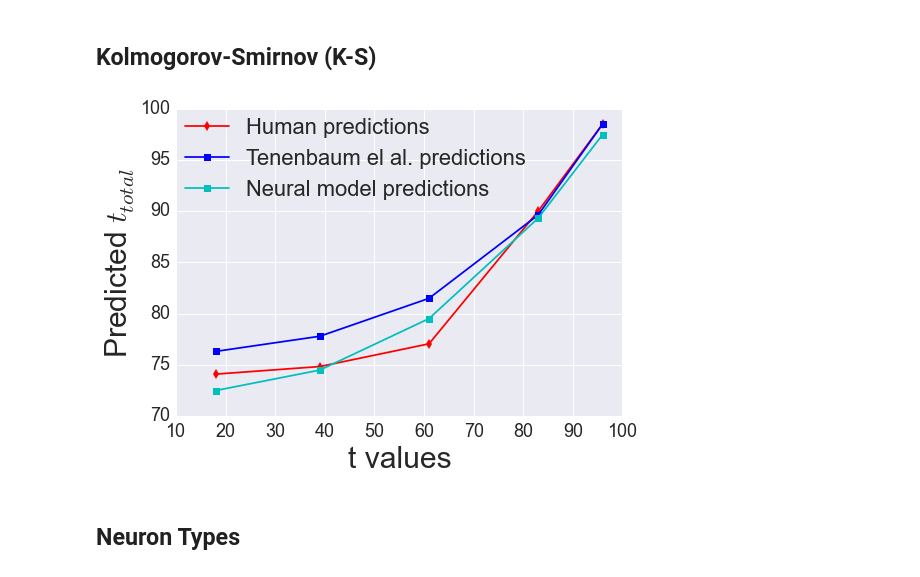
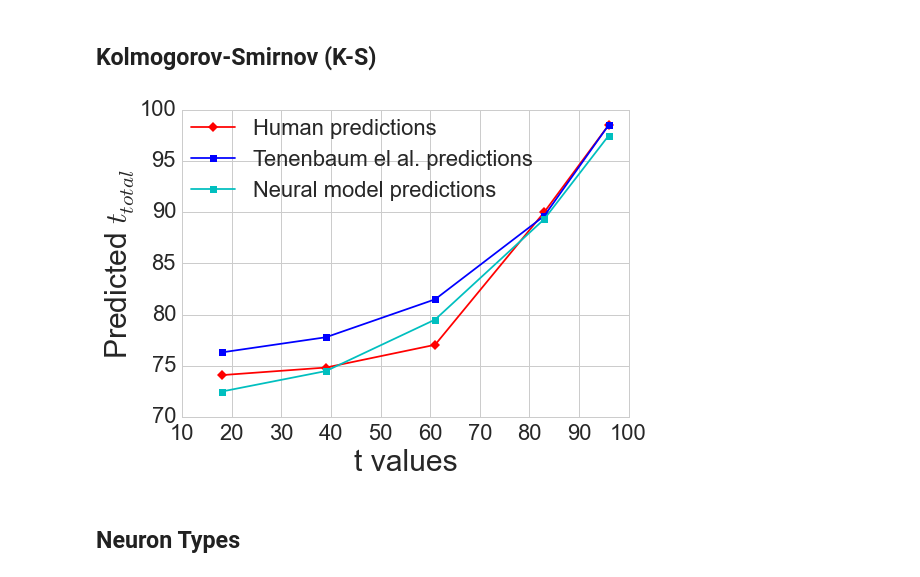
Before and after one commit to ctn-waterloo/cogsci17-infer, a Jupyter notebook: results/results-plots.ipynb, the cells around one changed output. Drawn from its saved outputs; the diff is of its cells as text; code cells hidden in the pictures.

```diff
--- a/results/results-plots.ipynb
+++ b/results/results-plots.ipynb
@@ -6,15 +6,10 @@ import cPickle as pickle
 import matplotlib.pyplot as plt
 import numpy as np
 import sys
-sns.set_style('darkgrid')
 sns.set_context("paper")
 rc={'xtick.labelsize': 22, 'ytick.labelsize': 22}
 sns.set(rc=rc)
-
-import matplotlib as mpl
-label_size = 18
-mpl.rcParams['xtick.labelsize'] = label_size
-mpl.rcParams['ytick.labelsize'] = label_size
+sns.set_style(style='whitegrid')
 # %% [markdown]
 ## Replicated Bayesian Model
 # %%
@@ -170,26 +165,26 @@ Required sample size:  28.593947415
 # %%
 # Kolmogorov-Smirnov (K-S) test plots
 x = [18, 39, 61, 83, 96]
 y_human = [74.074 ,74.815, 77.037, 90.000, 98.519]
 y_comp = [76.296, 77.777, 81.481, 89.630, 98.519]
 y_neural = X_mean[[k-1 for k in x]]
 
 plt.figure()
-plt.plot(x, y_human, 'rd-', label = "Human predictions")
+plt.plot(x, y_human, 'rD-', label = "Human predictions")
 plt.plot(x, y_comp, 'bs-', label = "Tenenbaum el al. predictions")
 plt.xlabel("t values", fontsize=25)
 plt.ylabel("Predicted $t_{total}$", fontsize=25)
 plt.legend(bbox_to_anchor=(0, 1), loc=2, borderaxespad=0., fontsize=18)
 plt.savefig('kolmogrov_comp.pdf', bbox_inches='tight', dpi=300)
 
 #plt.figure()
 plt.plot(x, y_neural, 'cs-', label = "Neural model predictions")
 plt.xlabel("t values", fontsize=30)
 plt.ylabel("Predicted $t_{total}$", fontsize=30)
 plt.legend(bbox_to_anchor=(0, 1), loc=2, borderaxespad=0., fontsize=22)
-plt.savefig('kolmogrov_neural.pdf', bbox_inches='tight', dpi=300)
+plt.savefig('kolmogrov_results.pdf', bbox_inches='tight', dpi=300)
 # %% [output]
-[figure, old version]
+[figure, new version]
 # %% [markdown]
 ## Neuron Types
 # %%
```
Also changed, not shown: parts of 3 cells of this notebook.
